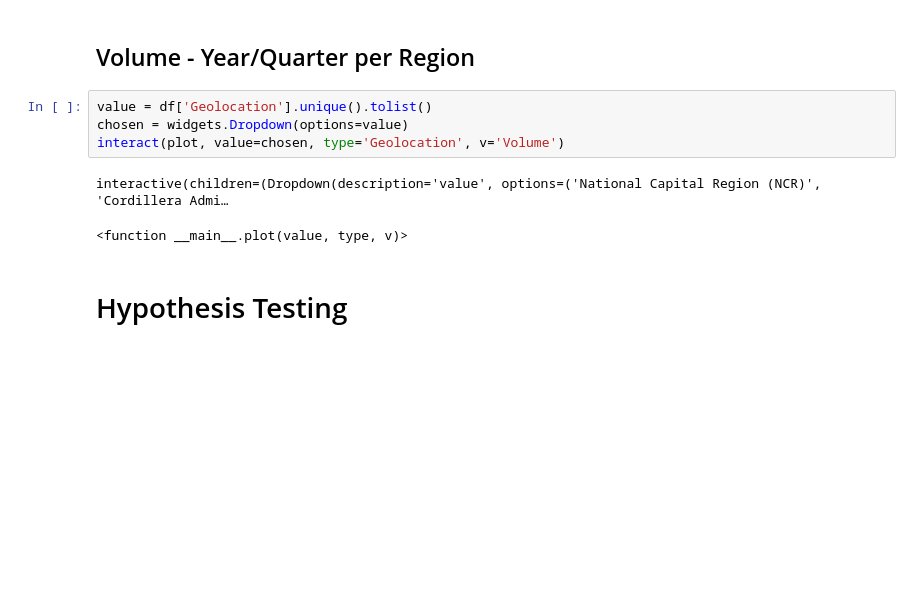
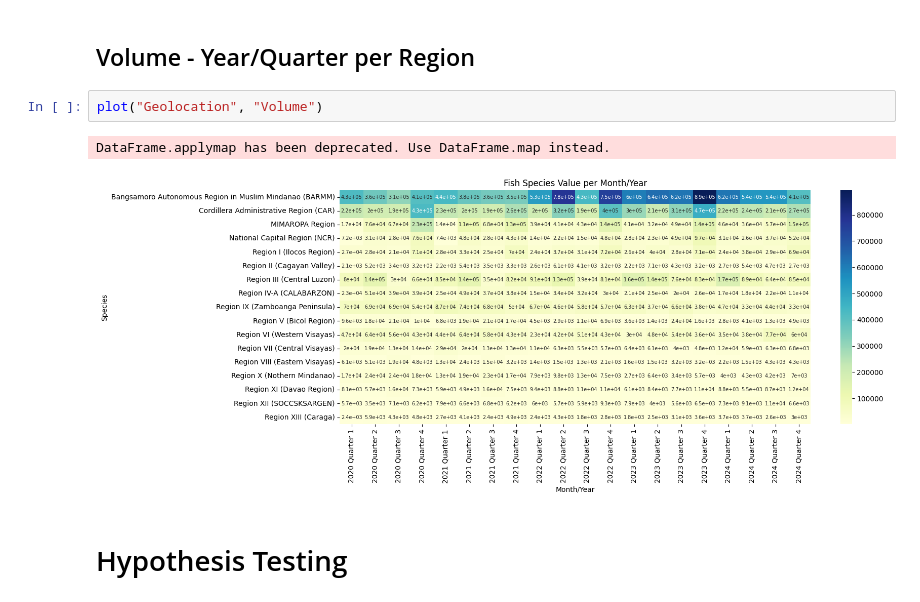
Before and after one commit to jcfrongoso/cs132-final-project, a Jupyter notebook: eda.ipynb, the cells around one changed output. Cells and saved outputs as stored; diff of their text form; blank space fills up the shorter version.

```diff
--- a/eda.ipynb
+++ b/eda.ipynb
@@ -241,12 +240,10 @@ interactive(children=(Dropdown(description='value', options=('Milkfish', 'Tilapi
 # %% [markdown]
 ## Volume - Year/Quarter per Region
 # %%
-value = df['Geolocation'].unique().tolist()
-chosen = widgets.Dropdown(options=value)
-interact(plot, value=chosen, type='Geolocation', v='Volume')
+plot("Geolocation", "Volume")
 # %% [output]
-interactive(children=(Dropdown(description='value', options=('National Capital Region (NCR)', 'Cordillera Admi…
+DataFrame.applymap has been deprecated. Use DataFrame.map instead.
-<function __main__.plot(value, type, v)>
+[figure, added]
 # %% [markdown]
 # Hypothesis Testing
 # %% [markdown]
```
Also changed, not shown: parts of 7 cells of this notebook.
